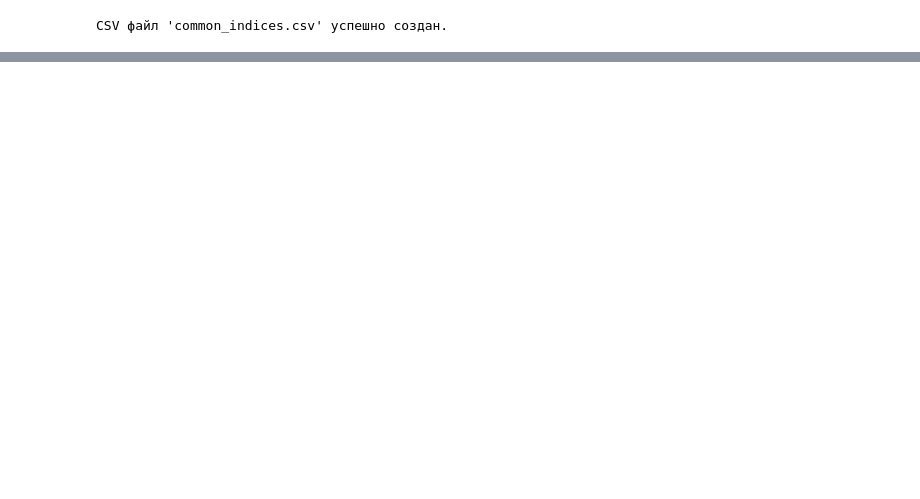
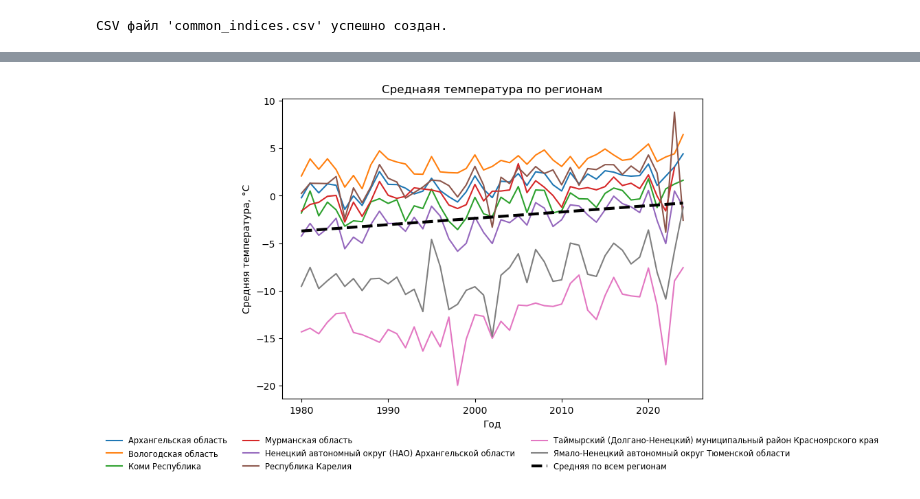
Before and after one commit to olegolas912/Python_codes, a Jupyter notebook: oksana.ipynb, the cells around one changed output, grey strips where cells are left out. Saved outputs shown, nothing was run; the diff lists cells and outputs as text; code cells hidden in the pictures; blank space fills up the shorter version.

```diff
--- a/oksana.ipynb
+++ b/oksana.ipynb
@@ -86,0 +218,87 @@ ParserError: Error tokenizing data. C error: Expected 5 fields in line 2882902,
+# %%
+import pandas as pd
+import matplotlib.pyplot as plt
+import numpy as np
+
+# ------------------------------------------------------
+# 1. Файлы
+# ------------------------------------------------------
+temp_csv   = 'temperature_data/temperature_filtered.csv'  # годовые T по станциям
+xlsx_map   = 'temperature_data/olegy_хелп.xlsx'           # Excel-книга: станция | название | область
+
+# ------------------------------------------------------
+# 2. Данные по температуре
+# ------------------------------------------------------
+df_t = (
+    pd.read_csv(temp_csv, dtype={'station_id': str})
+      .assign(year=lambda d: d['year'].astype(int))
+)
+
+# ------------------------------------------------------
+# 3. Карта «станция → область»
+# ------------------------------------------------------
+map_df = pd.read_excel(
+    xlsx_map,
+    sheet_name=0,
+    usecols=['Индекс', 'Область'],
+    dtype=str
+)
+map_df.columns = ['station_id', 'region']
+
+# ------------------------------------------------------
+# 4. Соединяем, убираем Волгоградскую область и оставляем данные с 1980 года
+# ------------------------------------------------------
+df = (
+    df_t.merge(map_df, on='station_id', how='left')
+        .dropna(subset=['region'])                         # убираем станции без области
+)
+df = df[
+    (df['region'] != 'Волгоградская область') &
+    (df['year'] >= 1980)
+]
+
+# ------------------------------------------------------
+# 5. Усредняем по областям
+# ------------------------------------------------------
+by_region = (
+    df.groupby(['region', 'year'], as_index=False)
+      .agg(region_mean_temp=('mean_year_temp', 'mean'))
+)
+
+# ------------------------------------------------------
+# 6. График: каждая область — своя линия
+# ------------------------------------------------------
+fig, ax = plt.subplots(figsize=(10, 6))
+
+for region, grp in by_region.groupby('region'):
+    ax.plot(
+        grp['year'],
+        grp['region_mean_temp'],
+        linewidth=1.5,
+        label=region
+    )
+
+# общая линия тренда по всем областям
+x = by_region['year']
+y = by_region['region_mean_temp']
+k, b = np.polyfit(x, y, 1)
+ax.plot(
+    x,
+    k * x + b,
+    '--',
+    color='black',
+    linewidth=3,
+    label='Средняя по всем регионам'
+)
+
+# ------------------------------------------------------
+# 7. Оформление
+# ------------------------------------------------------
+ax.set_xlabel('Год')
+ax.set_ylabel('Средняя температура, °C')
+ax.set_title('Среднаяя температура по регионам')
+ax.legend(loc='upper center', bbox_to_anchor=(0.5, -0.1), fontsize='small', frameon=False, ncol=3)
+plt.tight_layout()
+plt.show()
+# %% [output]
+[figure, added]
```
Also changed, not shown: parts of 9 cells of this notebook, 1 other file.
